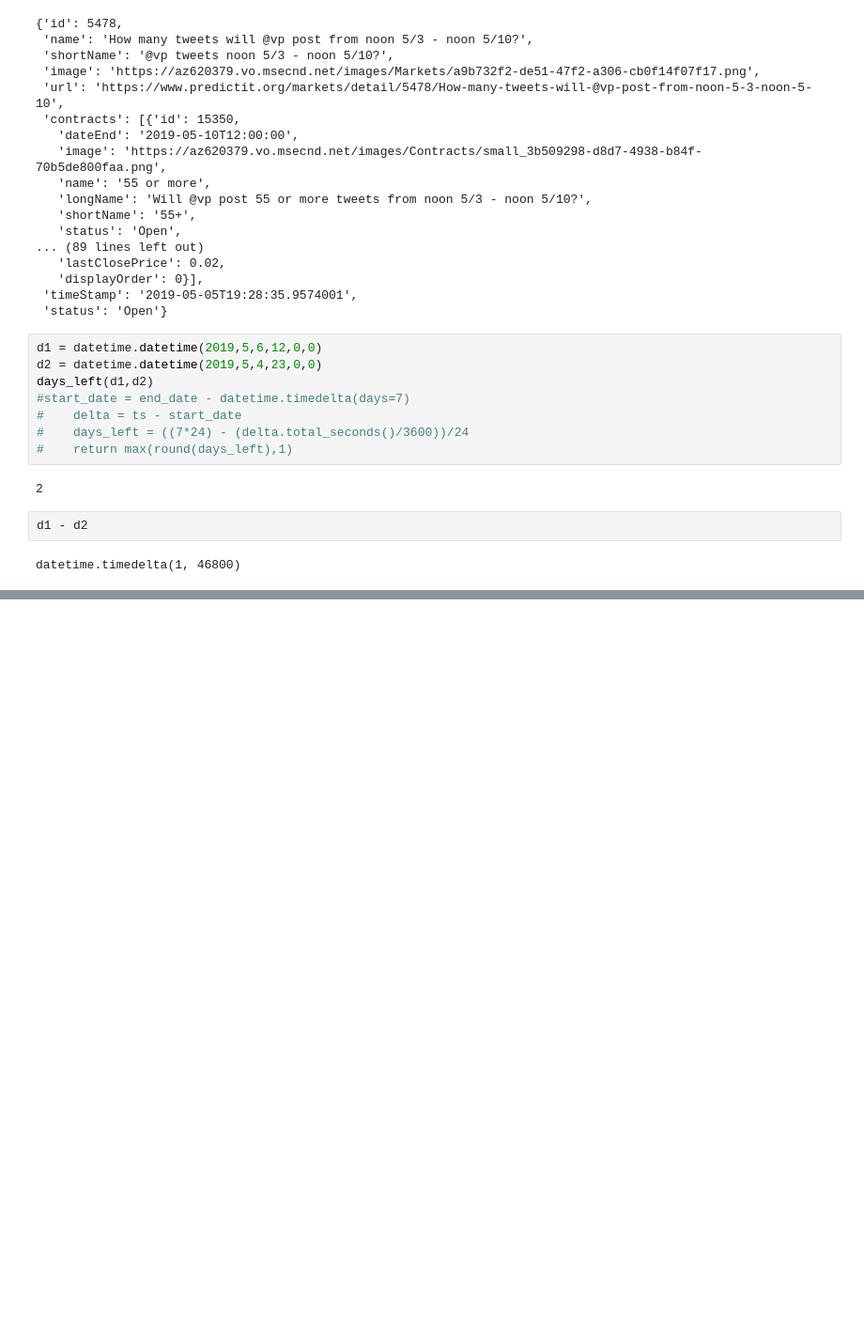
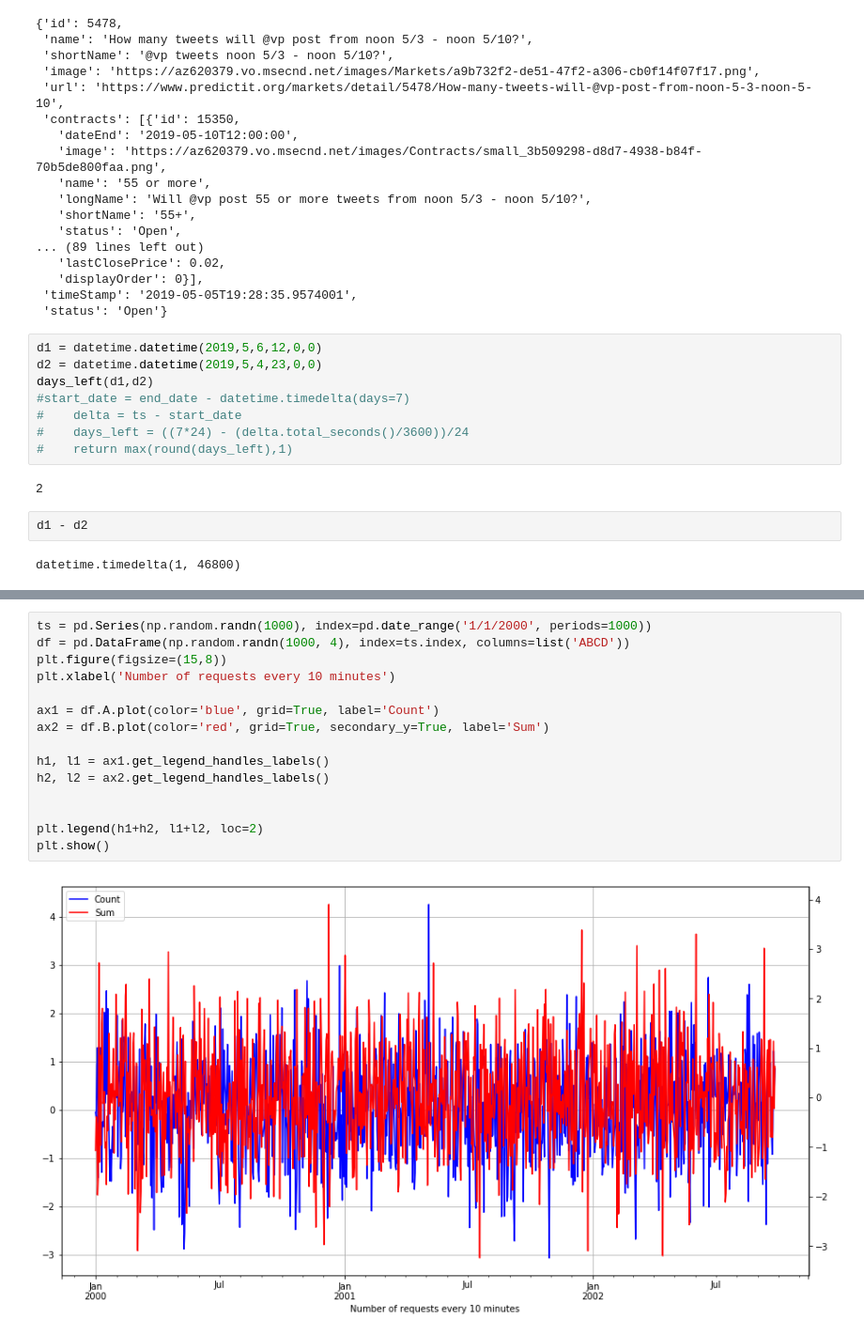
Before and after one commit to mng12689/predictit, a Jupyter notebook: Untitled-Copy1.ipynb, the cells around one changed output, grey strips where cells are left out. Shown: that part at 94% size. Cells and saved outputs as stored; diff of their text form; blank space fills up the shorter version.

```diff
--- a/Untitled-Copy1.ipynb
+++ b/Untitled-Copy1.ipynb
@@ -896,0 +828,17 @@ TypeError: Index(...) must be called with a collection of some kind, 'timestamp'
+# %%
+ts = pd.Series(np.random.randn(1000), index=pd.date_range('1/1/2000', periods=1000))
+df = pd.DataFrame(np.random.randn(1000, 4), index=ts.index, columns=list('ABCD'))
+plt.figure(figsize=(15,8))
+plt.xlabel('Number of requests every 10 minutes')
+
+ax1 = df.A.plot(color='blue', grid=True, label='Count')
+ax2 = df.B.plot(color='red', grid=True, secondary_y=True, label='Sum')
+
+h1, l1 = ax1.get_legend_handles_labels()
+h2, l2 = ax2.get_legend_handles_labels()
+
+
+plt.legend(h1+h2, l1+l2, loc=2)
+plt.show()
+# %% [output]
+[figure, added]
```
Also changed, not shown: parts of 14 cells of this notebook.
